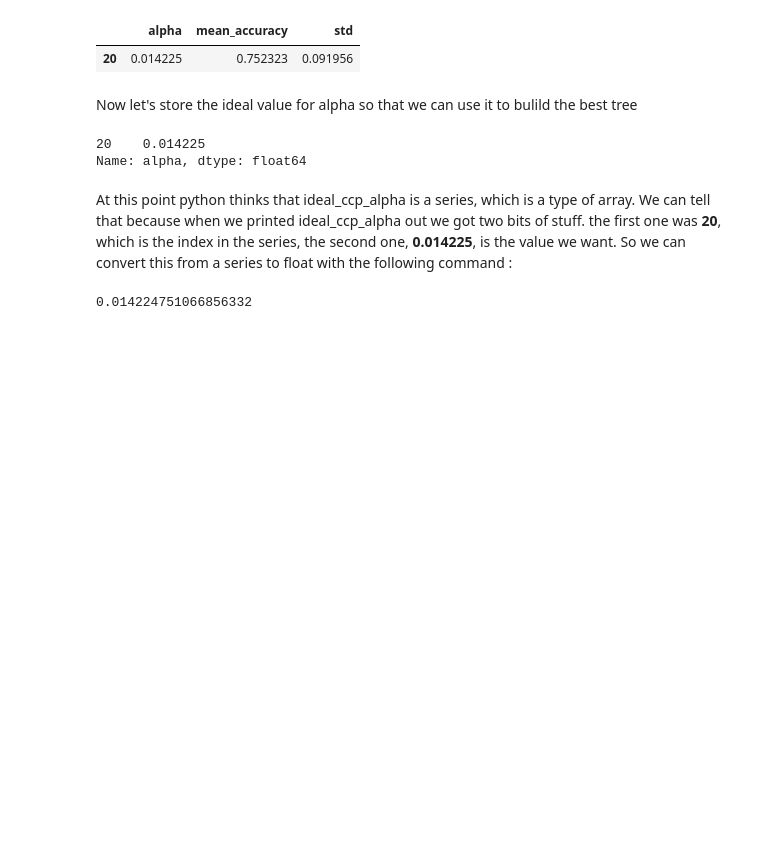
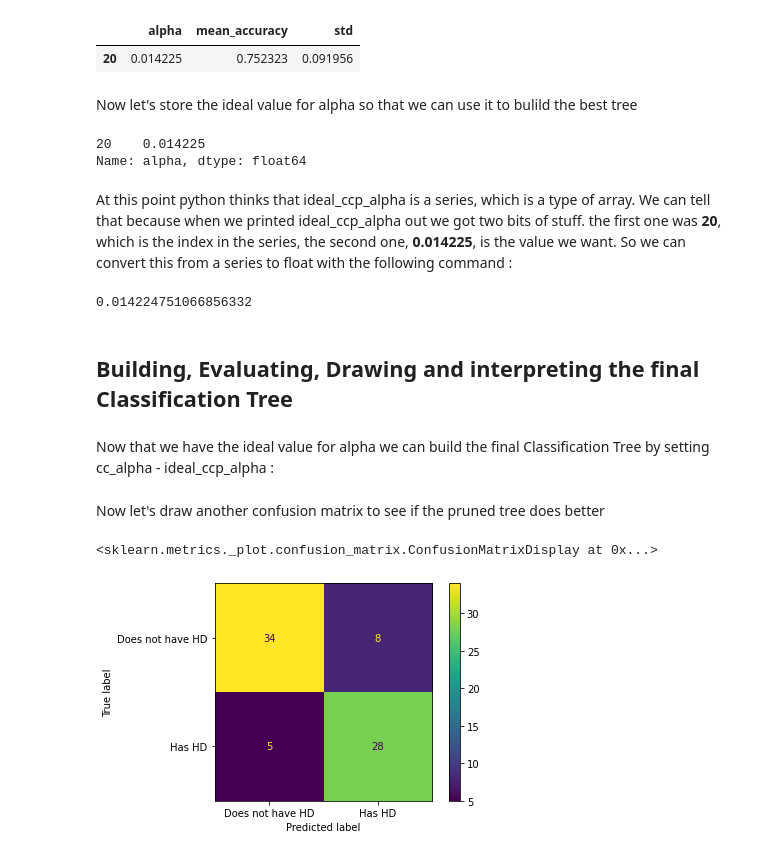
Before and after one commit to Priyo-prog/Machine-Learning, a Jupyter notebook: Decision Tree/Decision_Tree.ipynb, the cells around one changed output. Drawn from its saved outputs; the diff is of its cells as text; code cells hidden in the pictures; blank space fills up the shorter version.

```diff
--- a/Decision Tree/Decision_Tree.ipynb
+++ b/Decision Tree/Decision_Tree.ipynb
@@ -439,3 +439,22 @@ ideal_ccp_alpha = float(ideal_ccp_alpha)
 ideal_ccp_alpha
 # %% [output]
 0.014224751066856332
+# %% [markdown]
+## Building, Evaluating, Drawing and interpreting the final Classification Tree
+# %% [markdown]
+Now that we have the ideal value for alpha we can build the final Classification Tree by setting cc_alpha - ideal_ccp_alpha :
+# %%
+clf_dt_pruned = DecisionTreeClassifier(random_state=42,
+                                       ccp_alpha=ideal_ccp_alpha)
+
+clf_dt_pruned = clf_dt_pruned.fit(X_train, y_train)
+# %% [markdown]
+Now let's draw another confusion matrix to see if the pruned tree does better
+# %%
+plot_confusion_matrix(clf_dt_pruned,
+                      X_test,
+                      y_test,
+                      display_labels=["Does not have HD", "Has HD"])
+# %% [output]
+<sklearn.metrics._plot.confusion_matrix.ConfusionMatrixDisplay at 0x...>
+[figure, added]
```
